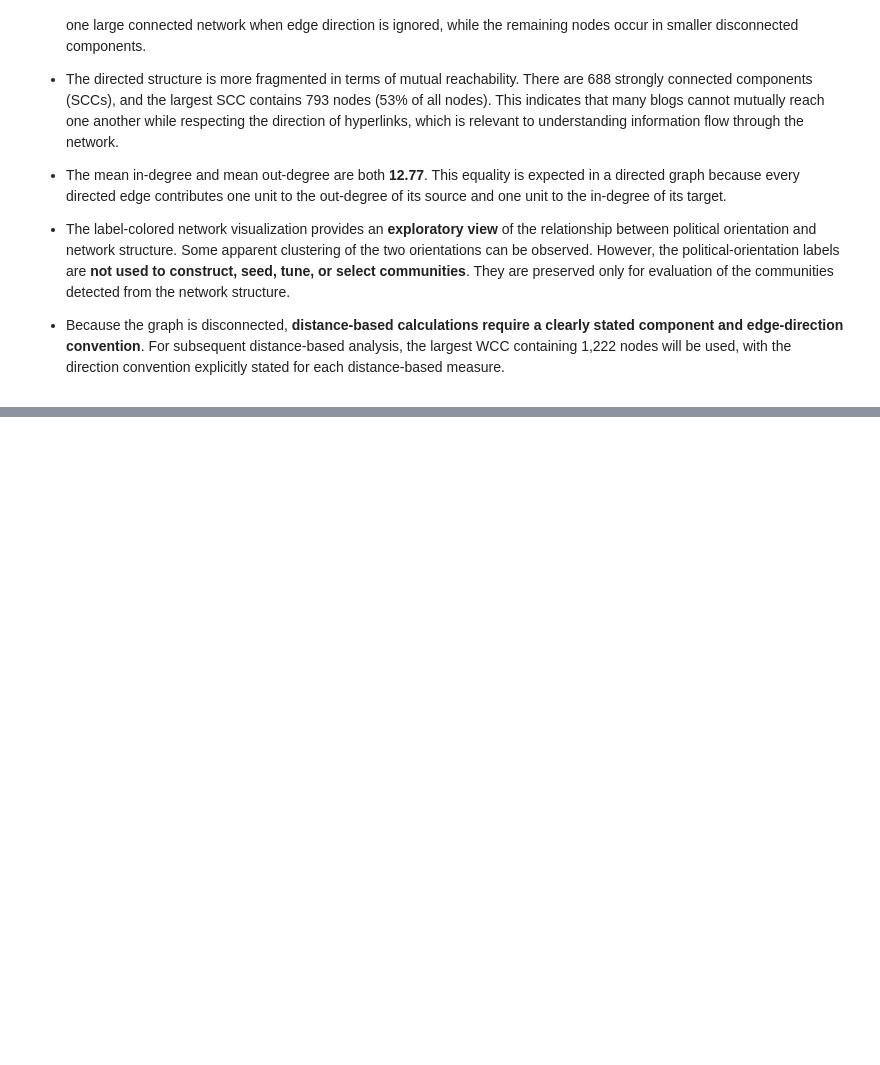
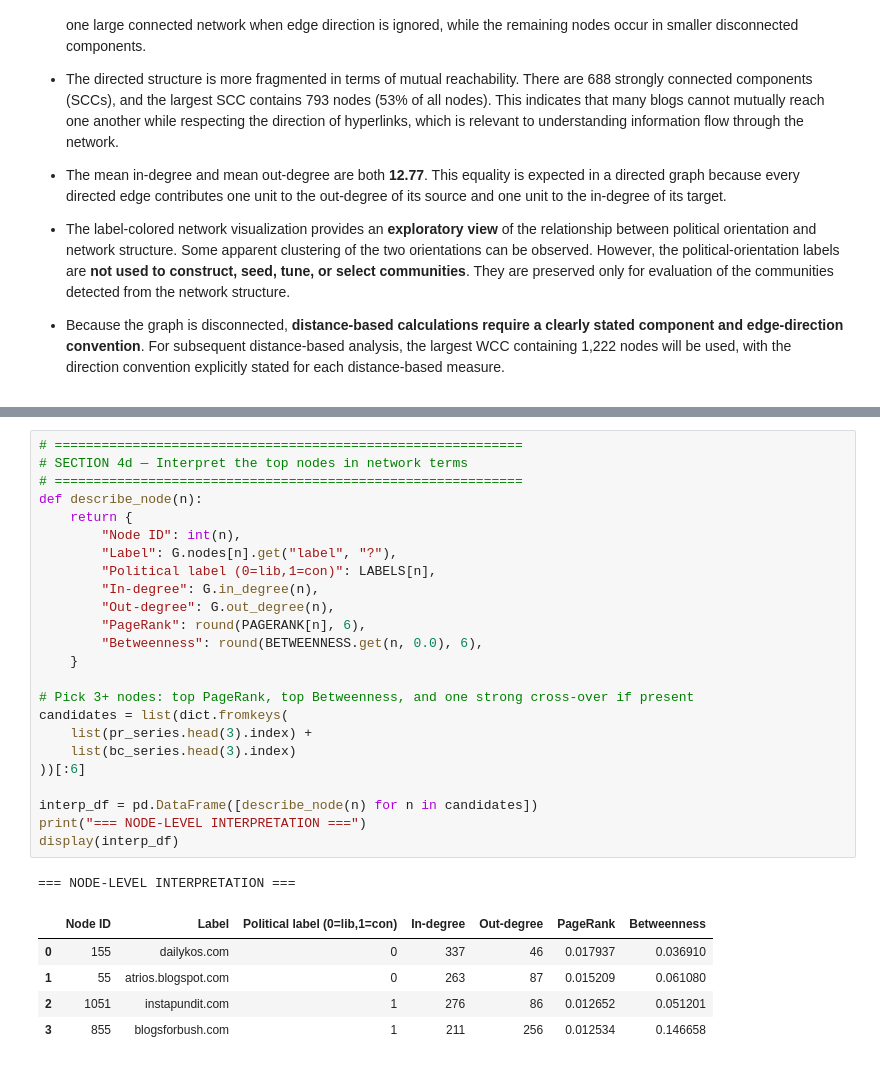
Before and after one commit to l232550/SE4095-SNTP-Assignment-1, a Jupyter notebook: L232550_SNTP_Assignment1.ipynb, the cells around one changed output, grey strips where cells are left out. Drawn from its saved outputs; the diff is of its cells as text; blank space fills up the shorter version.

```diff
--- a/L232550_SNTP_Assignment1.ipynb
+++ b/L232550_SNTP_Assignment1.ipynb
@@ -278,0 +423,31 @@ visualize_top_nodes(G, top_k=300, labels=LABELS)
+# %%
+# ============================================================
+# SECTION 4d — Interpret the top nodes in network terms
+# ============================================================
+def describe_node(n):
+    return {
+        "Node ID": int(n),
+        "Label": G.nodes[n].get("label", "?"),
+        "Political label (0=lib,1=con)": LABELS[n],
+        "In-degree": G.in_degree(n),
+        "Out-degree": G.out_degree(n),
+        "PageRank": round(PAGERANK[n], 6),
+        "Betweenness": round(BETWEENNESS.get(n, 0.0), 6),
+    }
+
+# Pick 3+ nodes: top PageRank, top Betweenness, and one strong cross-over if present
+candidates = list(dict.fromkeys(
+    list(pr_series.head(3).index) +
+    list(bc_series.head(3).index)
+))[:6]
+
+interp_df = pd.DataFrame([describe_node(n) for n in candidates])
+print("=== NODE-LEVEL INTERPRETATION ===")
+display(interp_df)
+# %% [output]
+=== NODE-LEVEL INTERPRETATION ===
+|  | Node ID | Label | Political label (0=lib,1=con) | In-degree | Out-degree | PageRank | Betweenness |
+| 0 | 155 | dailykos.com | 0 | 337 | 46 | 0.017937 | 0.036910 |
+| 1 | 55 | atrios.blogspot.com | 0 | 263 | 87 | 0.015209 | 0.061080 |
+| 2 | 1051 | instapundit.com | 1 | 276 | 86 | 0.012652 | 0.051201 |
+| 3 | 855 | blogsforbush.com | 1 | 211 | 256 | 0.012534 | 0.146658 |
```
Also changed, not shown: parts of 5 cells of this notebook.
